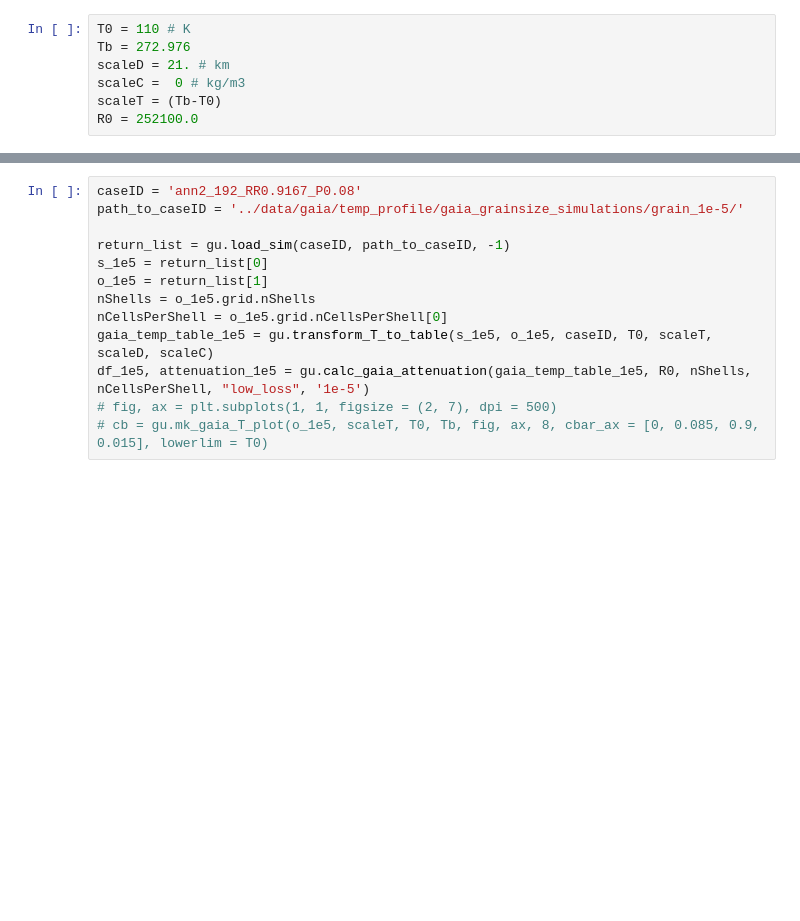
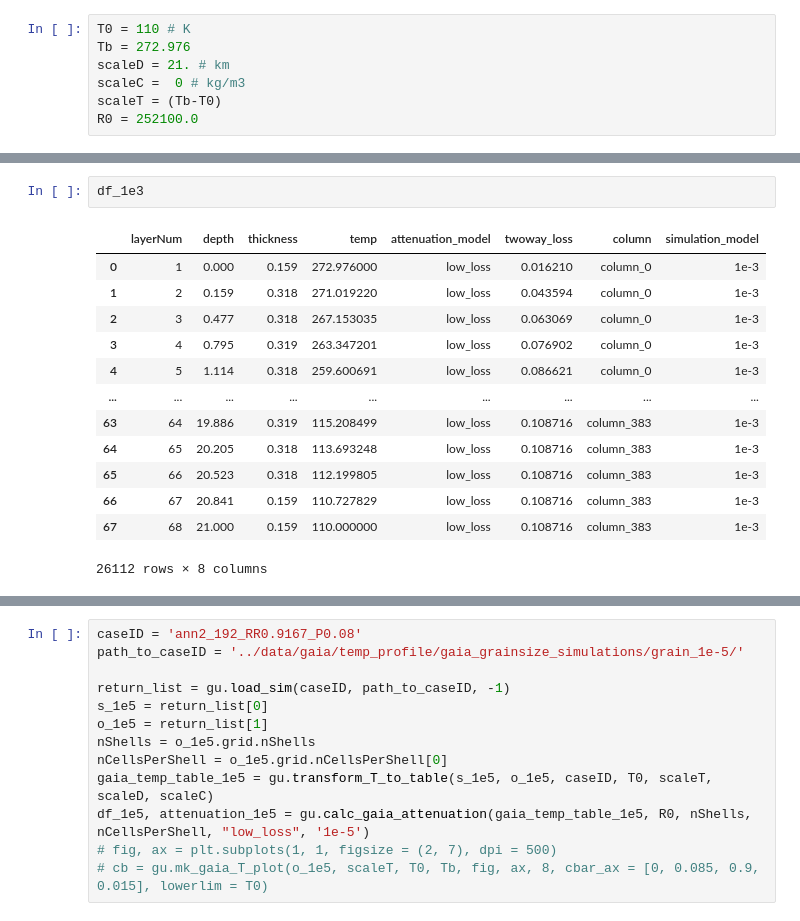
Before and after one commit to AtWillB/stanford_radar, a Jupyter notebook: src/break_up_eutectic.ipynb, the cells around one changed output, grey strips where cells are left out. Drawn from its saved outputs; the diff is of its cells as text; blank space fills up the shorter version.

```diff
--- a/src/break_up_eutectic.ipynb
+++ b/src/break_up_eutectic.ipynb
@@ -35,3 +49,19 @@ cells per depth 384.0
+# %%
+df_1e3
+# %% [output]
+|  | layerNum | depth | thickness | temp | attenuation_model | twoway_loss | column | simulation_model |
+| 0 | 1 | 0.000 | 0.159 | 272.976000 | low_loss | 0.016210 | column_0 | 1e-3 |
+| 1 | 2 | 0.159 | 0.318 | 271.019220 | low_loss | 0.043594 | column_0 | 1e-3 |
+| 2 | 3 | 0.477 | 0.318 | 267.153035 | low_loss | 0.063069 | column_0 | 1e-3 |
+| 3 | 4 | 0.795 | 0.319 | 263.347201 | low_loss | 0.076902 | column_0 | 1e-3 |
+| 4 | 5 | 1.114 | 0.318 | 259.600691 | low_loss | 0.086621 | column_0 | 1e-3 |
+| ... | ... | ... | ... | ... | ... | ... | ... | ... |
+| 63 | 64 | 19.886 | 0.319 | 115.208499 | low_loss | 0.108716 | column_383 | 1e-3 |
+| 64 | 65 | 20.205 | 0.318 | 113.693248 | low_loss | 0.108716 | column_383 | 1e-3 |
+| 65 | 66 | 20.523 | 0.318 | 112.199805 | low_loss | 0.108716 | column_383 | 1e-3 |
+| 66 | 67 | 20.841 | 0.159 | 110.727829 | low_loss | 0.108716 | column_383 | 1e-3 |
+| 67 | 68 | 21.000 | 0.159 | 110.000000 | low_loss | 0.108716 | column_383 | 1e-3 |
+26112 rows × 8 columns
 # %%
 caseID = 'ann2_129_RR0.9167_P0.08'
 path_to_caseID = '../data/gaia/temp_profile/gaia_grainsize_simulations/grain_1e-4/'
```
Also changed, not shown: parts of 2 cells of this notebook, 13 other files.
